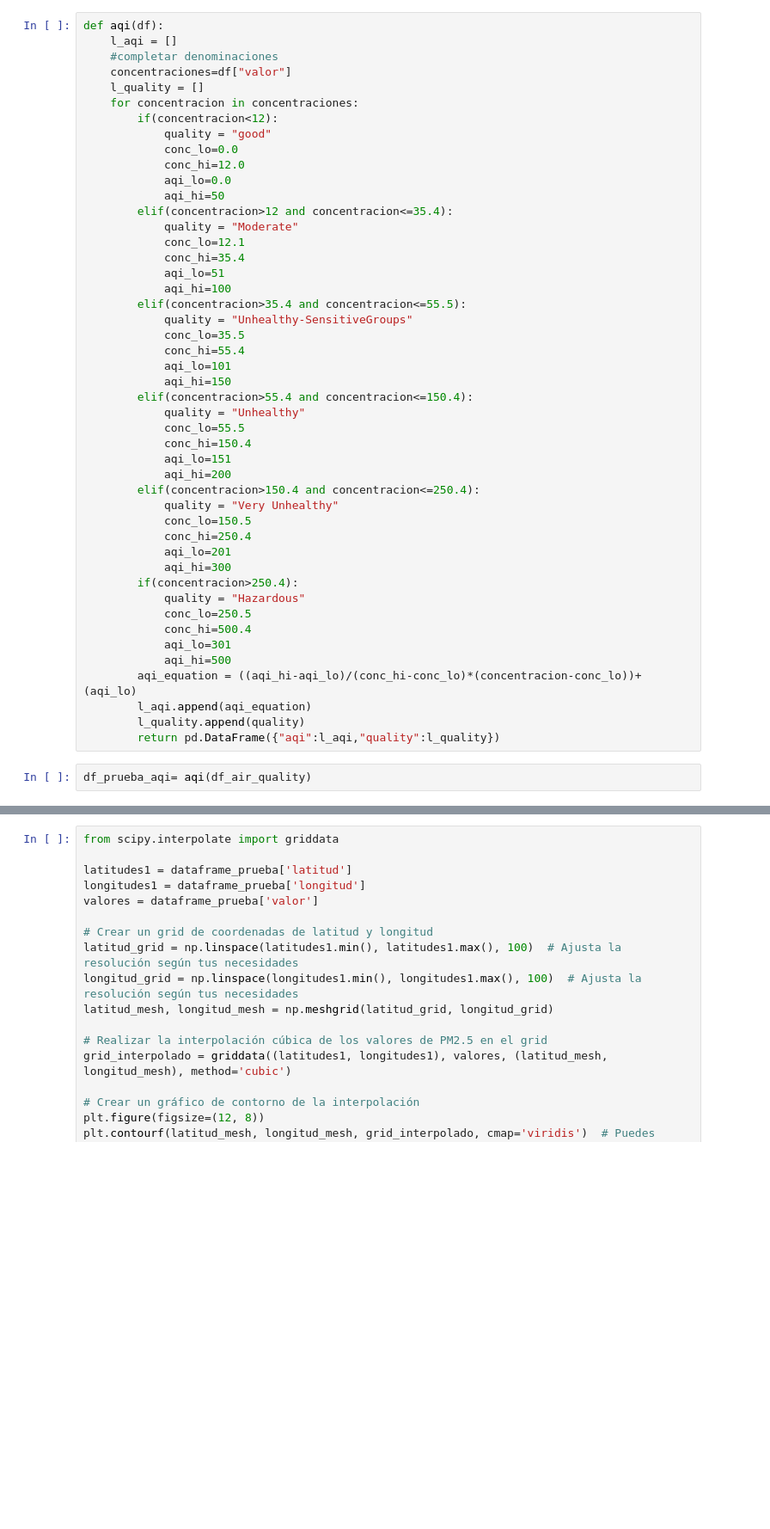
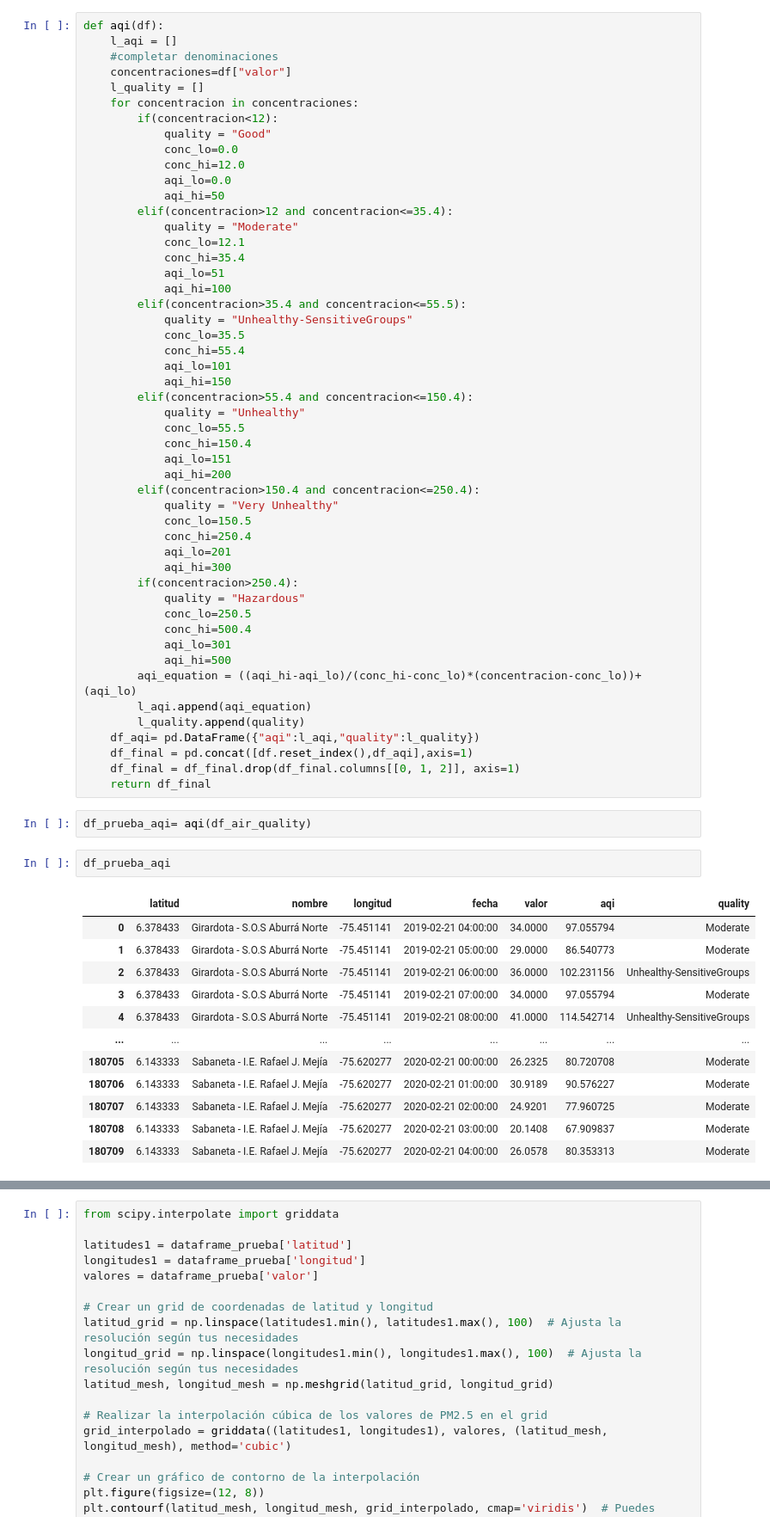
Before and after one commit to Felipebj18/ETL_AirQuality_Python, a Jupyter notebook: air_quality.ipynb, the cells around one changed output, grey strips where cells are left out. Shown at 86% size. Drawn from its saved outputs; the diff is of its cells as text; blank space fills up the shorter version.

```diff
--- a/air_quality.ipynb
+++ b/air_quality.ipynb
@@ -129,7 +129,7 @@ def aqi(df):
     l_quality = []
     for concentracion in concentraciones:
         if(concentracion<12):
-            quality = "good"
+            quality = "Good"
             conc_lo=0.0
             conc_hi=12.0
             aqi_lo=0.0
@@ -167,6 +167,24 @@ def aqi(df):
         aqi_equation = ((aqi_hi-aqi_lo)/(conc_hi-conc_lo)*(concentracion-conc_lo))+(aqi_lo)
         l_aqi.append(aqi_equation)
         l_quality.append(quality)
-        return pd.DataFrame({"aqi":l_aqi,"quality":l_quality})
+    df_aqi= pd.DataFrame({"aqi":l_aqi,"quality":l_quality})
+    df_final = pd.concat([df.reset_index(),df_aqi],axis=1)
+    df_final = df_final.drop(df_final.columns[[0, 1, 2]], axis=1)
+    return df_final
 # %%
 df_prueba_aqi= aqi(df_air_quality)
+# %%
+df_prueba_aqi
+# %% [output]
+|  | latitud | nombre | longitud | fecha | valor | aqi | quality |
+| 0 | 6.378433 | Girardota - S.O.S Aburrá Norte | -75.451141 | 2019-02-21 04:00:00 | 34.0000 | 97.055794 | Moderate |
+| 1 | 6.378433 | Girardota - S.O.S Aburrá Norte | -75.451141 | 2019-02-21 05:00:00 | 29.0000 | 86.540773 | Moderate |
+| 2 | 6.378433 | Girardota - S.O.S Aburrá Norte | -75.451141 | 2019-02-21 06:00:00 | 36.0000 | 102.231156 | Unhealthy-SensitiveGroups |
+| 3 | 6.378433 | Girardota - S.O.S Aburrá Norte | -75.451141 | 2019-02-21 07:00:00 | 34.0000 | 97.055794 | Moderate |
+| 4 | 6.378433 | Girardota - S.O.S Aburrá Norte | -75.451141 | 2019-02-21 08:00:00 | 41.0000 | 114.542714 | Unhealthy-SensitiveGroups |
+| ... | ... | ... | ... | ... | ... | ... | ... |
+| 180705 | 6.143333 | Sabaneta - I.E. Rafael J. Mejía | -75.620277 | 2020-02-21 00:00:00 | 26.2325 | 80.720708 | Moderate |
+| 180706 | 6.143333 | Sabaneta - I.E. Rafael J. Mejía | -75.620277 | 2020-02-21 01:00:00 | 30.9189 | 90.576227 | Moderate |
+| 180707 | 6.143333 | Sabaneta - I.E. Rafael J. Mejía | -75.620277 | 2020-02-21 02:00:00 | 24.9201 | 77.960725 | Moderate |
+| 180708 | 6.143333 | Sabaneta - I.E. Rafael J. Mejía | -75.620277 | 2020-02-21 03:00:00 | 20.1408 | 67.909837 | Moderate |
+| 180709 | 6.143333 | Sabaneta - I.E. Rafael J. Mejía | -75.620277 | 2020-02-21 04:00:00 | 26.0578 | 80.353313 | Moderate |
```
Also changed, not shown: parts of 3 cells of this notebook, 4 other files.
